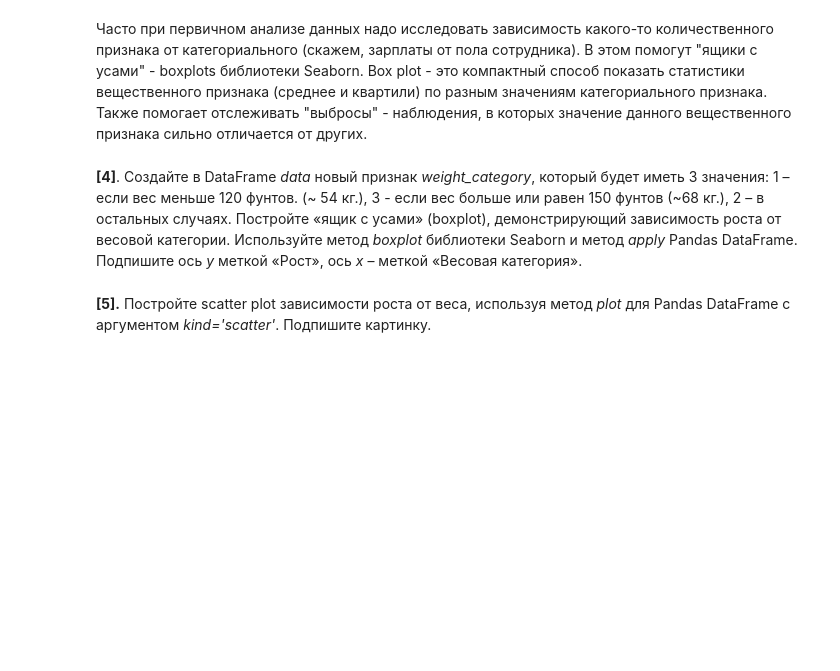
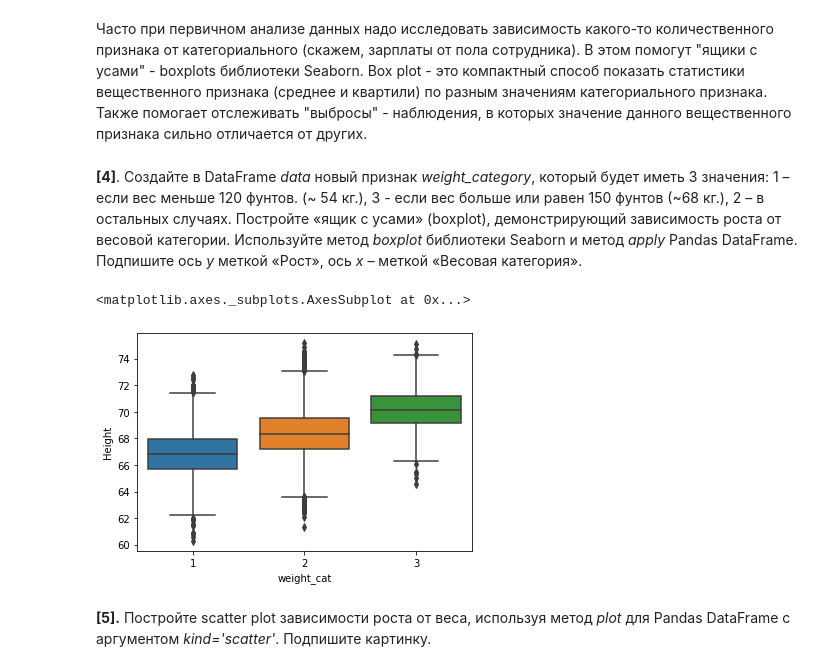
Before and after one commit to Craiglal/ML-Hometasks, a Jupyter notebook: task1/hometask.ipynb, the cells around one changed output. Cells and saved outputs as stored; diff of their text form; code cells hidden in the pictures; blank space fills up the shorter version.

```diff
--- a/task1/hometask.ipynb
+++ b/task1/hometask.ipynb
@@ -112,2 +106,16 @@ data['weight_cat'] = data['Weight'].apply(weight_category)
+# %%
+def weight_category(weight):
+    if weight < 120:
+        return 1
+    elif weight >= 150:
+        return 3
+    else:
+        return 2
+
+data['weight_cat'] = data['Weight'].apply(weight_category)
+sns.boxplot(y='Height', x='weight_cat', data=data)
+# %% [output]
+<matplotlib.axes._subplots.AxesSubplot at 0x...>
+[figure, added]
 # %% [markdown]
 **[5].** Постройте scatter plot зависимости роста от веса, используя метод *plot* для Pandas DataFrame с аргументом *kind='scatter'*. Подпишите картинку.
```
Also changed, not shown: parts of 19 cells of this notebook.
